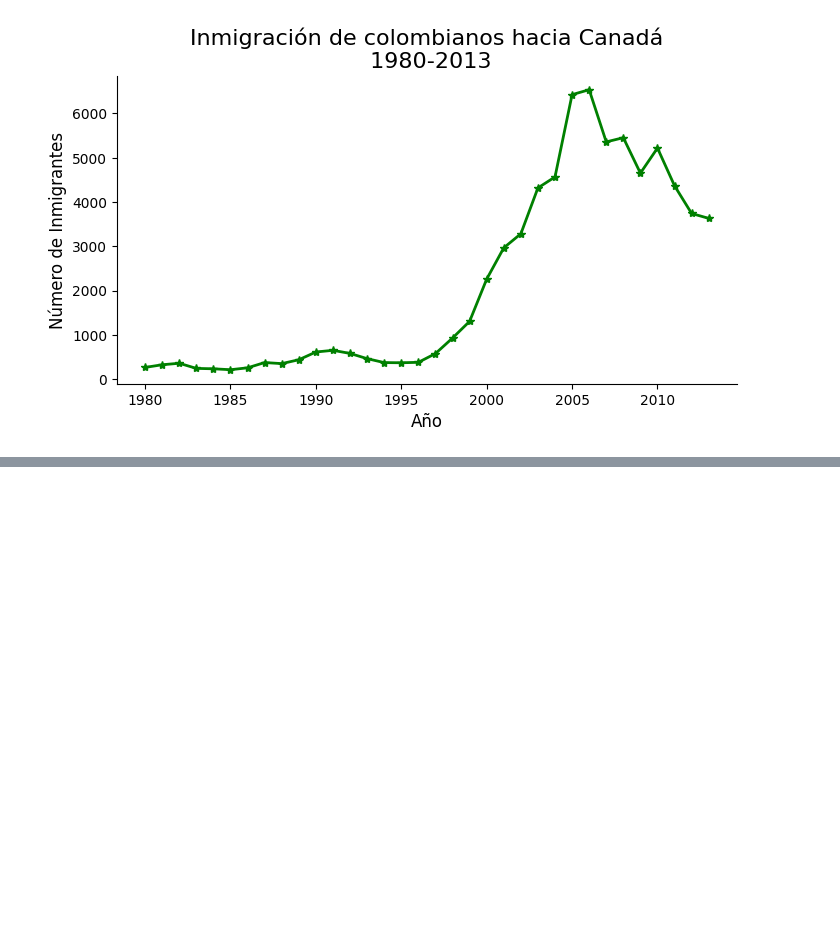
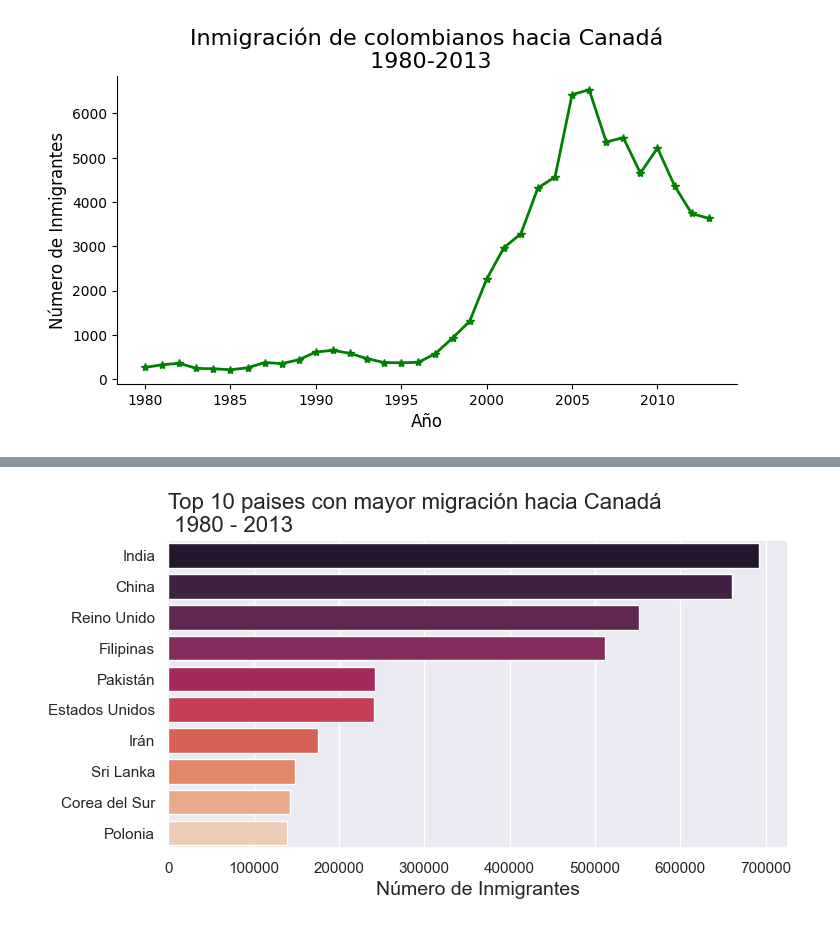
Before and after one commit to Luis1g/Python_visualizacion, a Jupyter notebook: visualizacion_de_datos_con_python.ipynb, the cells around one changed output, grey strips where cells are left out. Saved outputs shown, nothing was run; the diff lists cells and outputs as text; code cells hidden in the pictures; blank space fills up the shorter version.

```diff
--- a/visualizacion_de_datos_con_python.ipynb
+++ b/visualizacion_de_datos_con_python.ipynb
@@ -350,0 +417,4 @@ plt.show()
+# %%
+generar_grafico("rocket")
+# %% [output]
+[figure, added]
```
Also changed, not shown: parts of 16 cells of this notebook.
